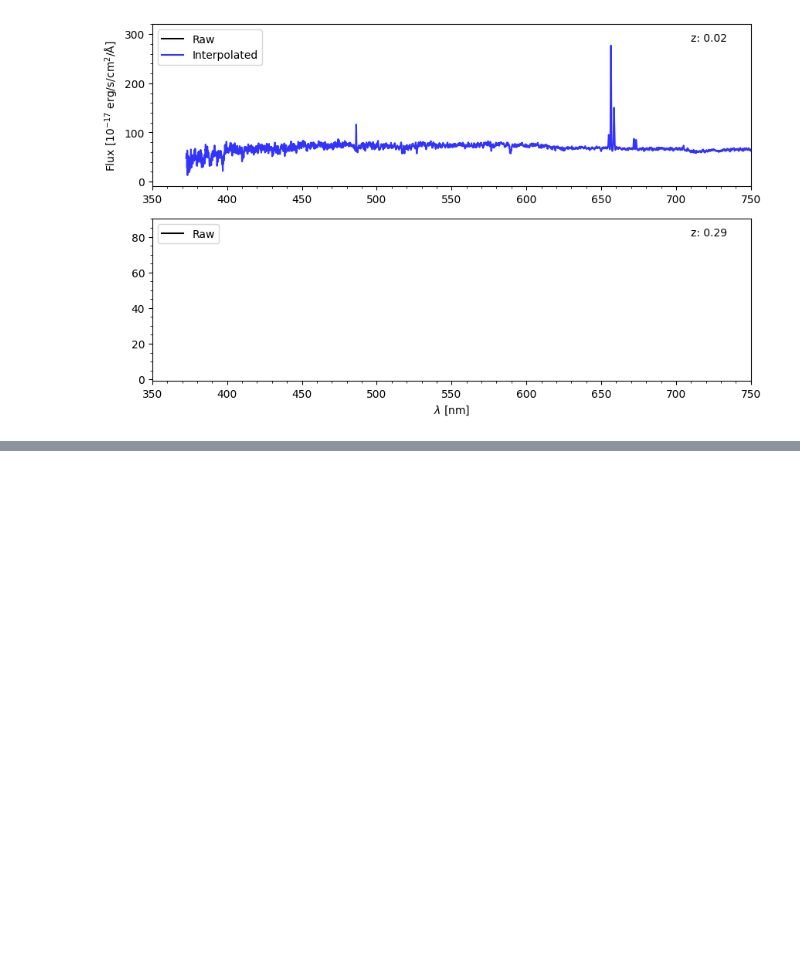
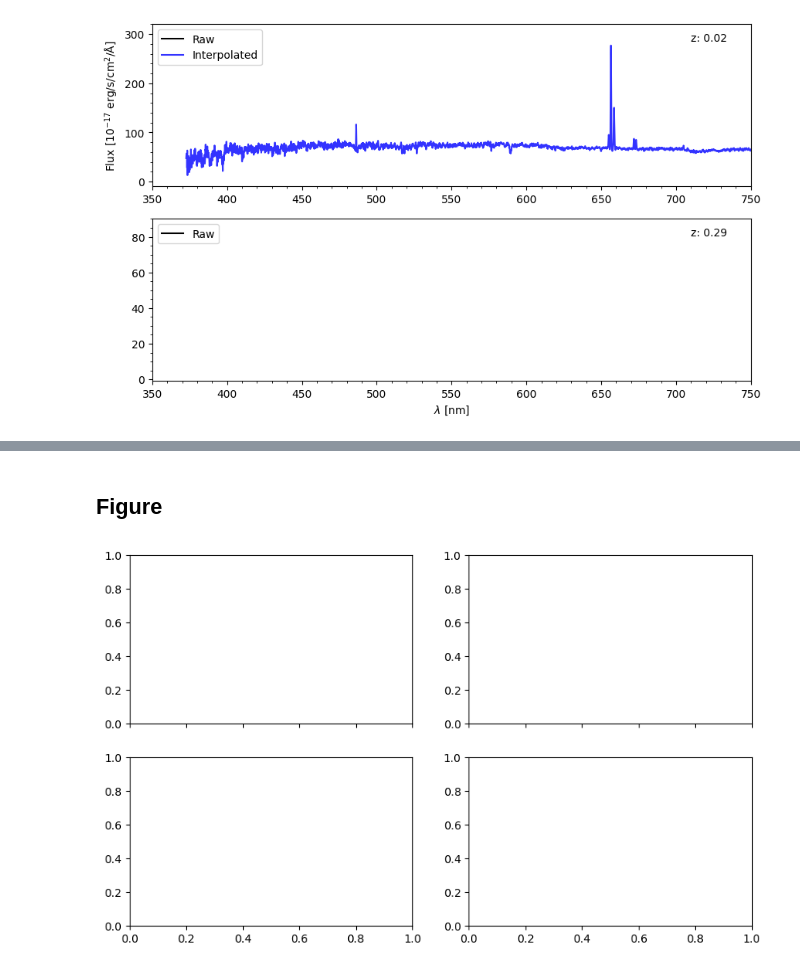
Before and after one commit to ed-ortizm/sdss, a Jupyter notebook: data_prep_illustrations/02_data_prep.ipynb, the cells around one changed output, grey strips where cells are left out. Drawn from its saved outputs; the diff is of its cells as text; code cells hidden in the pictures; blank space fills up the shorter version.

```diff
--- a/data_prep_illustrations/02_data_prep.ipynb
+++ b/data_prep_illustrations/02_data_prep.ipynb
@@ -1041,0 +1088,18 @@ fig.savefig(
+# %% [markdown]
+## Figure
+# %%
+fig, axs = plt.subplots(
+    2, 2,
+    figsize=(10, 6),
+    sharex=True,
+)
+# -------------------------------------------------
+y_label = r'Flux [$10^{-17}$ erg/s/cm$^2$/Å]'
+# -------------------------------------------------
+
+# -------------------------------------------------
+
+
+# -------------------------------------------------
+# %% [output]
+[figure, added]
```
Also changed, not shown: parts of 5 cells of this notebook.
